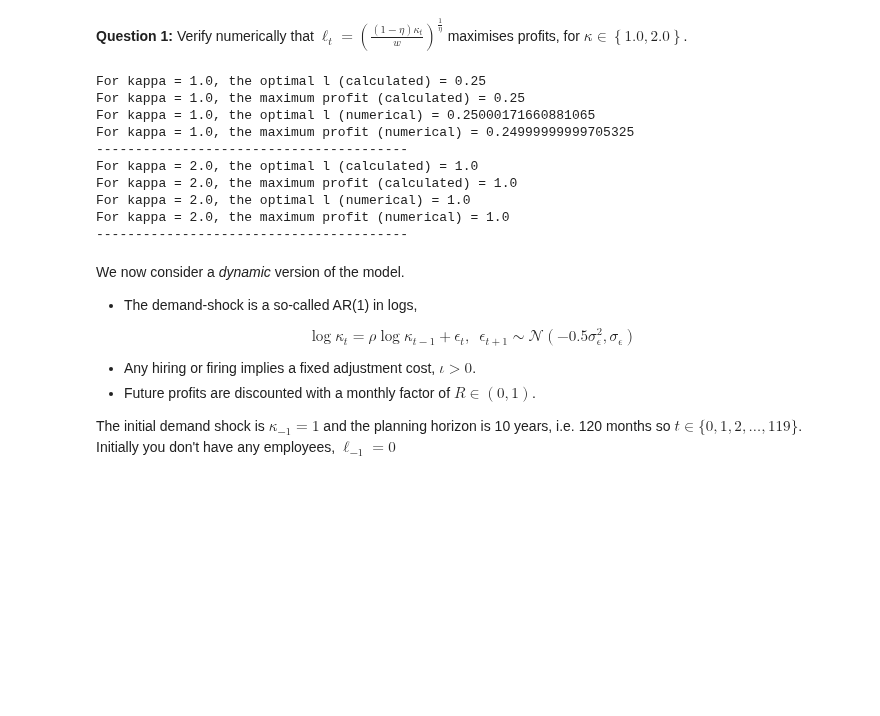
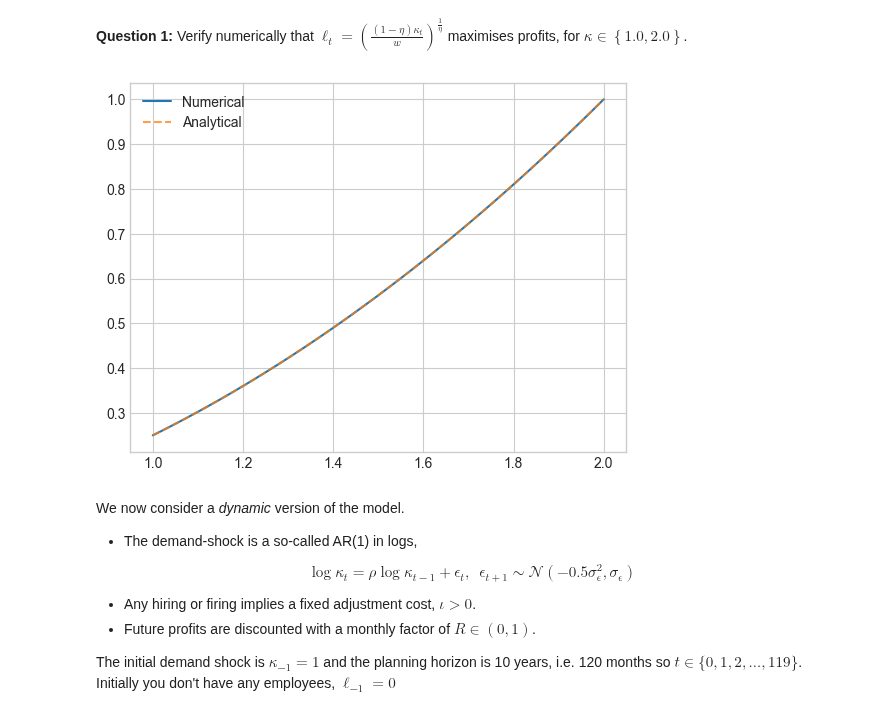
Before and after one commit to NumEconCopenhagen/projects-2023-valros, a Jupyter notebook: examproject/Exam-2023-notebook Valdemar copy.ipynb, the cells around one changed output. Cells and saved outputs as stored; diff of their text form; code cells hidden in the pictures; blank space fills up the shorter version.

```diff
--- a/examproject/Exam-2023-notebook Valdemar copy.ipynb
+++ b/examproject/Exam-2023-notebook Valdemar copy.ipynb
@@ -405,52 +405,3 @@ Baseline parameters are:
 - $w = 1.0$
 # %% [markdown]
 **Question 1:** Verify numerically that $\ell_{t}=\left(\frac{(1-\eta)\kappa_{t}}{w}\right)^{\frac{1}{\eta}}$ maximises profits, for $\kappa\in\left\{1.0 , 2.0\right\}$.
-# %%
-import numpy as np
-from scipy.optimize import minimize
-
-np.random.seed(2023)
-
-# Define the parameters
-eta = 0.5
-w = 1.0
-kappa_values = [1.0, 2.0]
-
-# Define the profit function
-def profit(l, kappa, eta, w):
-    return kappa * l**(1-eta) - w * l
-
-# Define the optimal l function
-def optimal_l(kappa, eta, w):
-    return ((1 - eta) * kappa / w)**(1 / eta)
-
-# For each kappa, find the optimal l and the maximum profit
-for kappa in kappa_values:
-    # Find the optimal l
-    opt_l = optimal_l(kappa, eta, w)
-    print(f"For kappa = {kappa}, the optimal l (calculated) = {opt_l}")
-
-    # Calculate the maximum profit (calculated)
-    max_profit_calculated = profit(opt_l, kappa, eta, w)
-    print(f"For kappa = {kappa}, the maximum profit (calculated) = {max_profit_calculated}")
-
-    # Find the optimal l numerically
-    res = minimize(lambda l: -profit(l, kappa, eta, w), 1.0, bounds=[(0, None)])
-    opt_l_numeric = res.x[0]
-    print(f"For kappa = {kappa}, the optimal l (numerical) = {opt_l_numeric}")
-
-    # Calculate the maximum profit numerically
-    max_profit_numeric = profit(opt_l_numeric, kappa, eta, w)
-    print(f"For kappa = {kappa}, the maximum profit (numerical) = {max_profit_numeric}")
-    print("-"*40)
-# %% [output]
-For kappa = 1.0, the optimal l (calculated) = 0.25
-For kappa = 1.0, the maximum profit (calculated) = 0.25
-For kappa = 1.0, the optimal l (numerical) = 0.25000171660881065
-For kappa = 1.0, the maximum profit (numerical) = 0.24999999999705325
-----------------------------------------
-For kappa = 2.0, the optimal l (calculated) = 1.0
-For kappa = 2.0, the maximum profit (calculated) = 1.0
-For kappa = 2.0, the optimal l (numerical) = 1.0
-For kappa = 2.0, the maximum profit (numerical) = 1.0
-----------------------------------------
@@ -457,3 +411,22 @@ For kappa = 2.0, the maximum profit (numerical) = 1.0
+# %%
+model = ep.LabourClass()
+model.set_values()
+
+kappa_vec = np.linspace(1.0, 2.0, 100)
+
+l_vec = np.empty(100)
+l_analytical = np.empty(100)
+
+for i, kappa in enumerate(kappa_vec):
+    l_vec[i] = model.optimal_l(kappa=kappa)
+    l_analytical[i] = model.analytical_l(kappa=kappa)
+
+plt.plot(kappa_vec, l_vec, label='Numerical')
+plt.plot(kappa_vec, l_analytical, linestyle='--', alpha=0.75, label='Analytical')
+plt.legend()
+plt.show()
+# %% [output]
+[figure, added]
 # %% [markdown]
 We now consider a *dynamic* version of the model.
 
```
Also changed, not shown: parts of 12 cells of this notebook.
